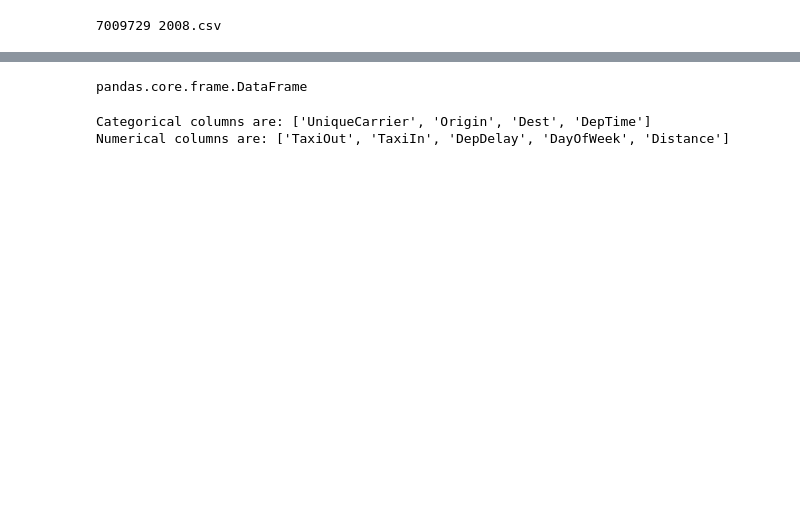
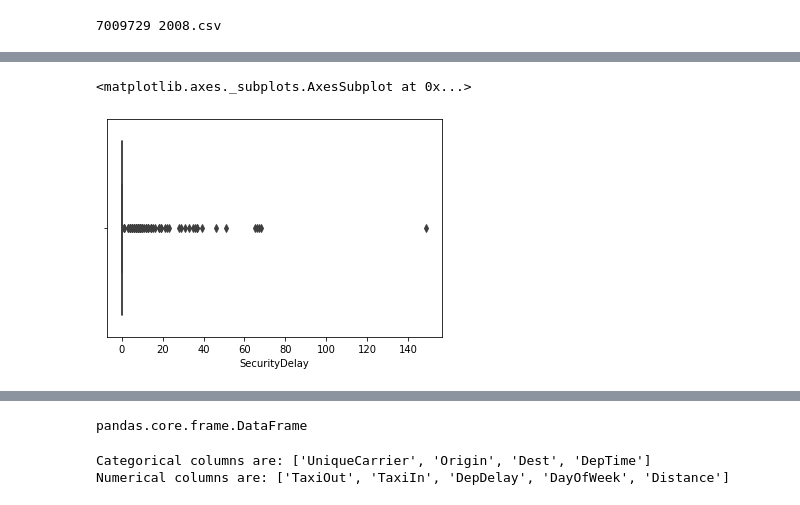
Before and after one commit to aekanun2020/Data-Analytics-using-Python, a Jupyter notebook: Python_Pandas_ScikitLearn_RegressionwithEvaluation.ipynb, the cells around one changed output, grey strips where cells are left out. Drawn from its saved outputs; the diff is of its cells as text; code cells hidden in the pictures; blank space fills up the shorter version.

```diff
--- a/Python_Pandas_ScikitLearn_RegressionwithEvaluation.ipynb
+++ b/Python_Pandas_ScikitLearn_RegressionwithEvaluation.ipynb
@@ -90,0 +194,5 @@ plt.show()
+# %%
+sns.boxplot(x=raw_pd[analysisCol_list[3]])
+# %% [output]
+<matplotlib.axes._subplots.AxesSubplot at 0x...>
+[figure, added]
```
Also changed, not shown: parts of 36 cells of this notebook.
